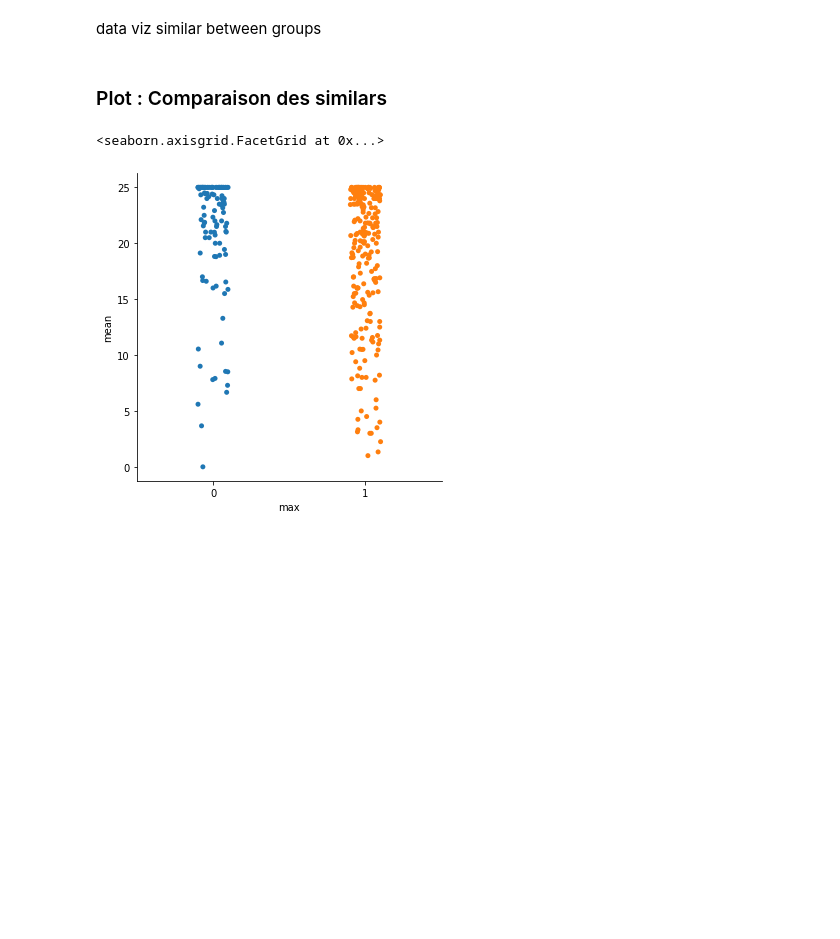
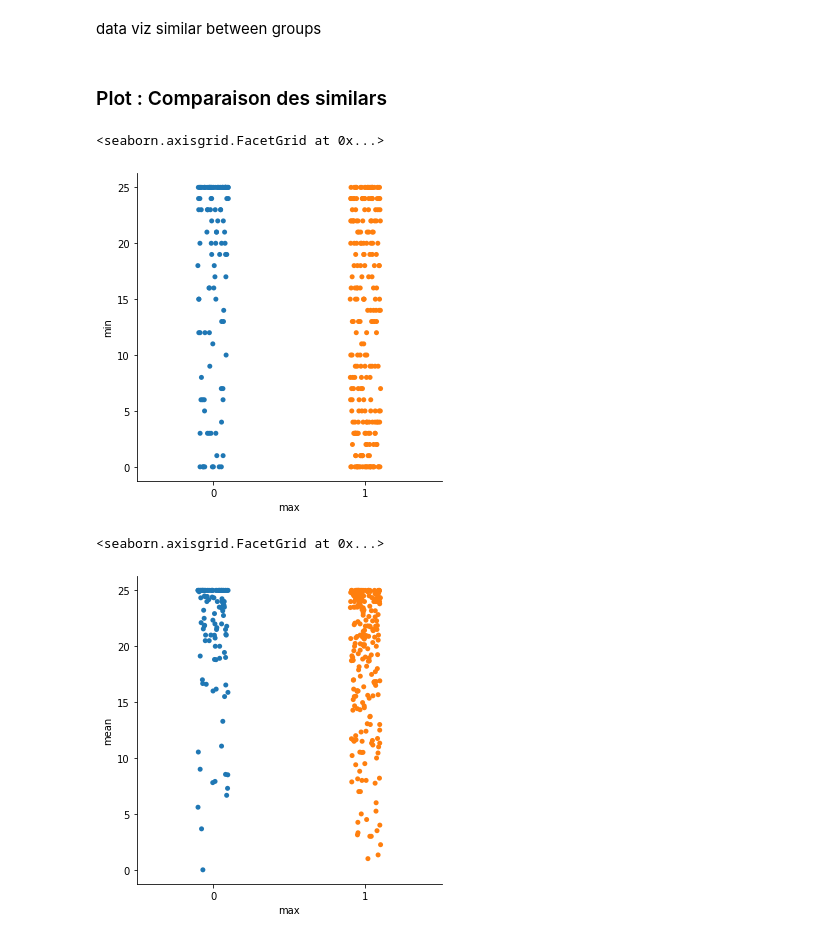
Before and after one commit to nrslt/Demo_bpifrance_deeptech_analysis, a Jupyter notebook: notebooks/huet-test.ipynb, the cells around one changed output. Drawn from its saved outputs; the diff is of its cells as text; code cells hidden in the pictures; blank space fills up the shorter version.

```diff
--- a/notebooks/huet-test.ipynb
+++ b/notebooks/huet-test.ipynb
@@ -866,6 +927,11 @@ data viz similar between groups
 plot_df = pd.concat([agg_similar['nb_similar'],agg_similar['target']], axis = 1)
 # %% [markdown]
 ### Plot : Comparaison des similars
+# %%
+sns.catplot(x = 'max', y = 'min', data = plot_df)
+# %% [output]
+<seaborn.axisgrid.FacetGrid at 0x...>
+[figure, added]
 # %%
 
 sns.catplot(x = 'max', y = 'mean', data = plot_df)
```
Also changed, not shown: parts of 118 cells of this notebook, 3 other files.
